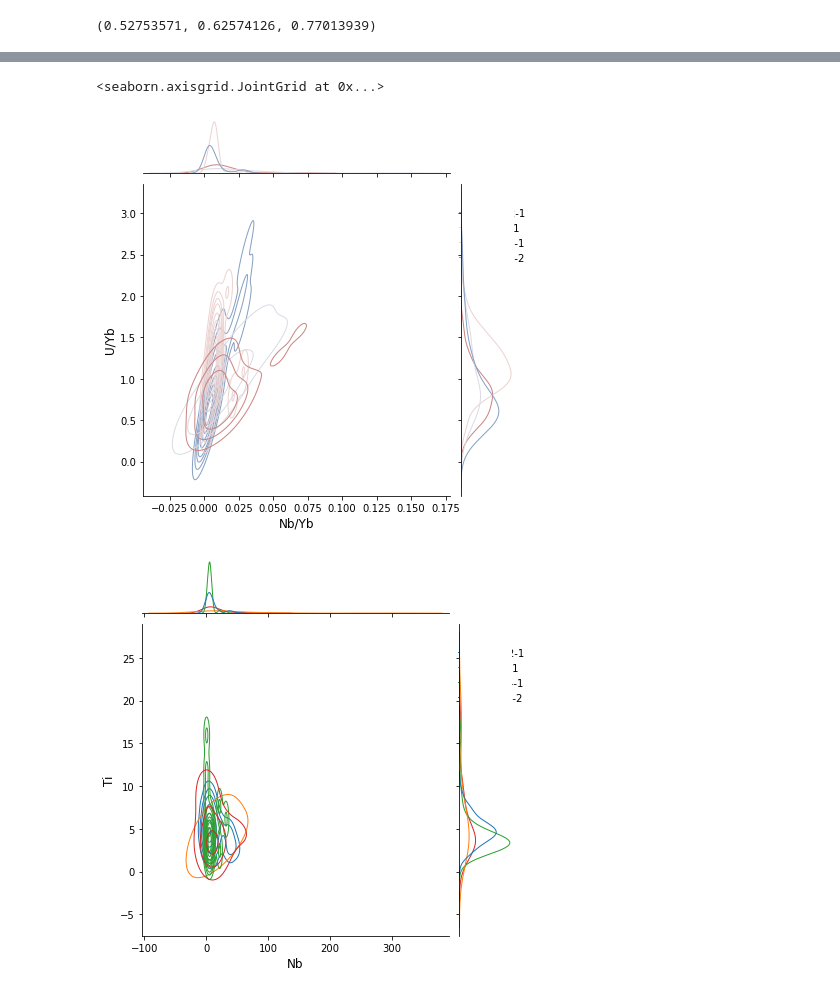
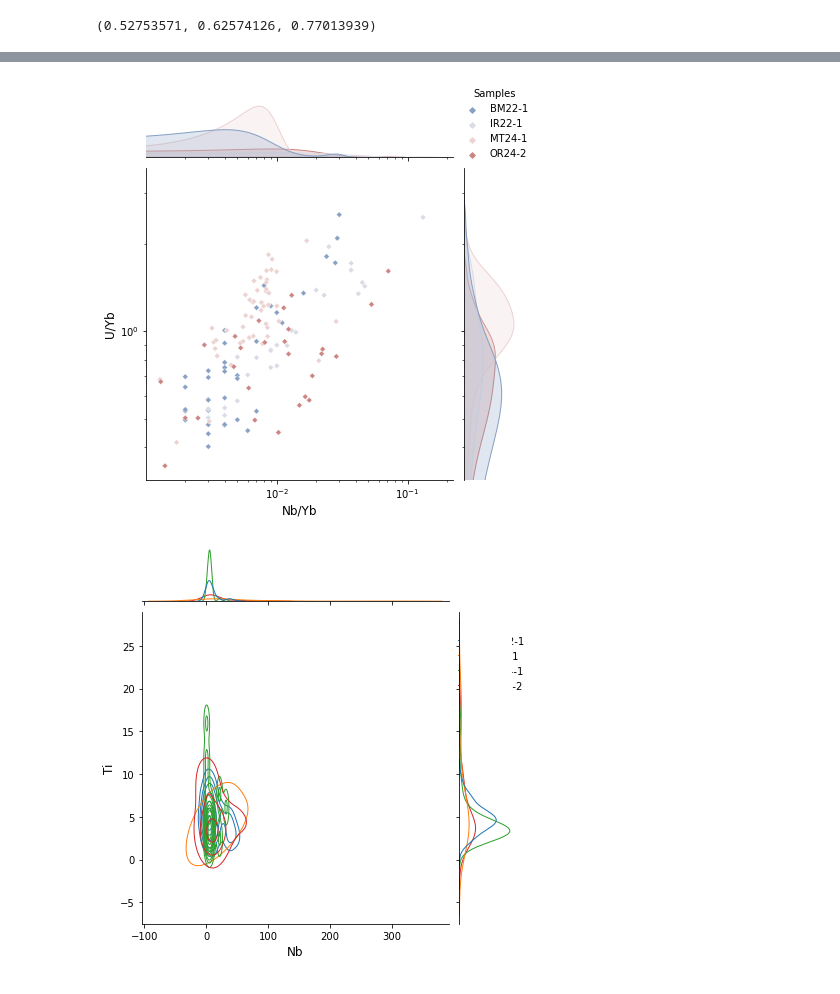
Before and after one commit to Swanson-Hysell-Group/Northbrae_Volcanics, a Jupyter notebook: code/trace_elements.ipynb, the cells around one changed output, grey strips where cells are left out. Drawn from its saved outputs; the diff is of its cells as text; code cells hidden in the pictures.

```diff
--- a/code/trace_elements.ipynb
+++ b/code/trace_elements.ipynb
@@ -20,7 +22,7 @@ from pyrolite.plot import pyroplot
 all_data = pd.read_csv('../data/U_Pb/Compiled_Data.csv')
 
 #There is one inherited grain in IR22-1 that needs to be dropped
-all_data = te_data[te_data['Analysis']!='IR22-1 S 18']
+all_data = all_data[all_data['Analysis']!='IR22-1 S 18']
 
 all_data.columns
 # %% [output]
@@ -99,11 +173,20 @@ plt.show()
 # %%
-sns.jointplot(
+g = sns.jointplot(
     data=te_data,
     x="Nb/Yb", y="U/Yb", hue="Sample",
-    kind="kde", palette="vlag")
+    kind="scatter", palette="vlag")
+
+sns.move_legend(g.ax_joint, "lower left", title='Samples', frameon=False)
+
+# Set log-log axes
+g.ax_joint.set_xscale('log')
+g.ax_joint.set_yscale('log')
+
+
+
+plt.show()
 # %% [output]
-<seaborn.axisgrid.JointGrid at 0x...>
-[figure, old version]
+[figure, new version]
 # %%
 jp = sns.jointplot(
     data=te_data,
```
Also changed, not shown: parts of 6 cells of this notebook.
